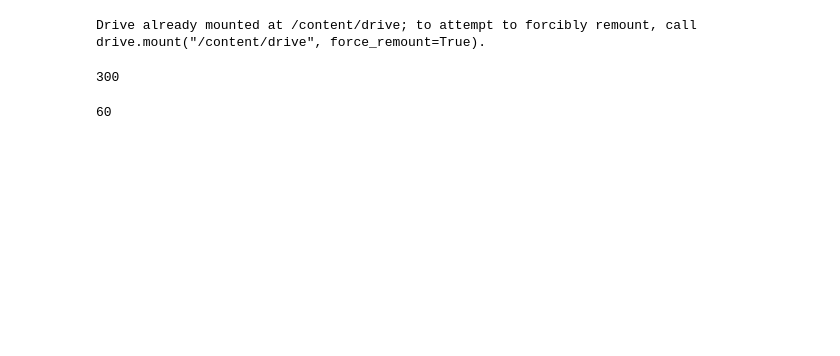
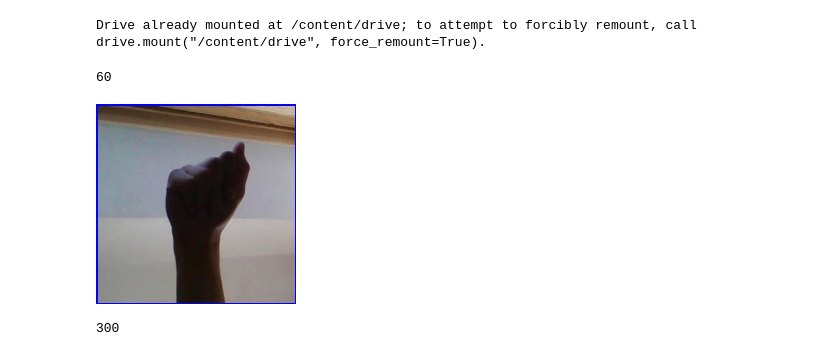
Before and after one commit to tharushaRukshanRavindra/SDGP, a Jupyter notebook: manual_ASL.ipynb, the cells around one changed output. Cells and saved outputs as stored; diff of their text form; code cells hidden in the pictures; blank space fills up the shorter version.

Commit message:
images are displayed corectly

```diff
--- a/manual_ASL.ipynb
+++ b/manual_ASL.ipynb
@@ -18,15 +19,20 @@ drive.mount('/content/drive')
 Drive already mounted at /content/drive; to attempt to forcibly remount, call drive.mount("/content/drive", force_remount=True).
 # %%
 image_path = "/content/drive/MyDrive/MOCK_DATA/"
+# %%
+a_path = "/content/drive/MyDrive/MOCK_DATA/A"
+a_length = len(list(glob(a_path + "/*.jpg")))
+print(a_length)
+# %% [output]
+60
+# %%
+A = list(glob(a_path + "/*.jpg"))
+PIL.Image.open(str(A[0]))
+# %% [output]
+[figure, added]
 # %%
 #expected 300
 all_images = len(list(glob(image_path + "*/*.jpg")))
 print(all_images)
 # %% [output]
 300
-# %%
-A_path = "/content/drive/MyDrive/MOCK_DATA/A"
-b1 = len(list(glob(A_path + "/*.jpg")))
-print(b1)
-# %% [output]
-60
```
Also changed, not shown: parts of 1 cell of this notebook.
